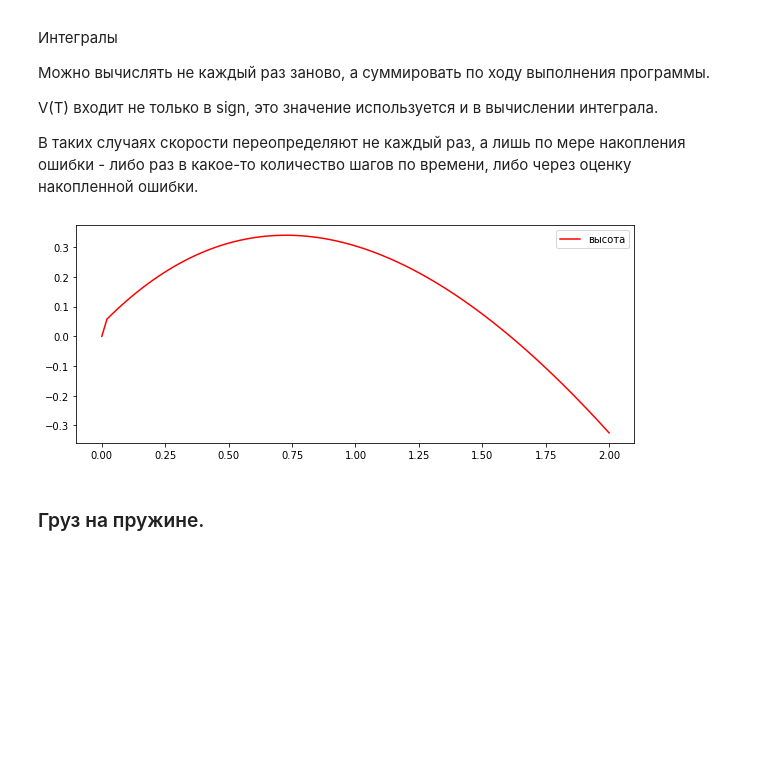
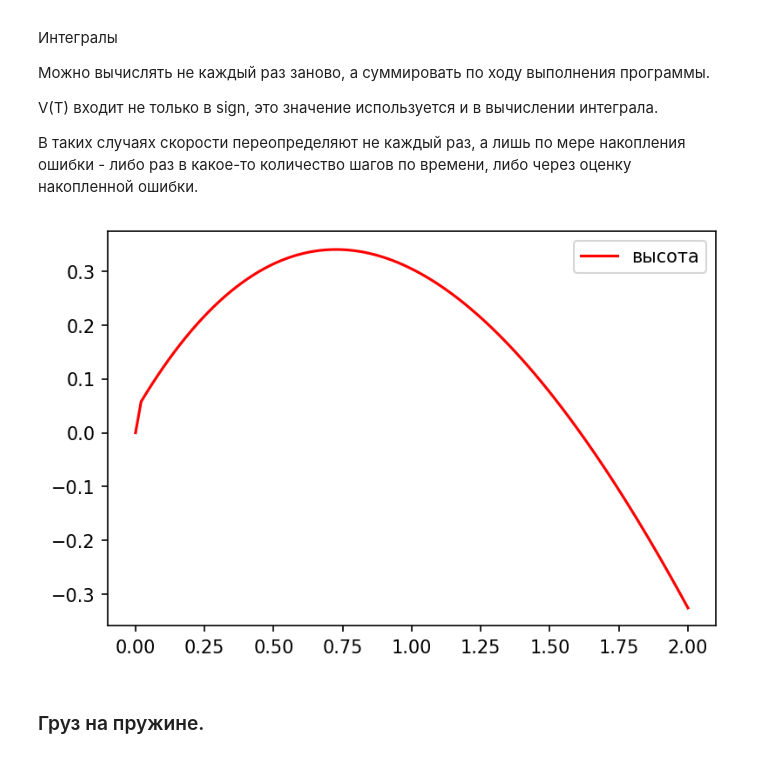
Before and after one commit to asenka239/compMath, a Jupyter notebook: Второй семестр/D1_Задача_Коши_для_ОДУ.ipynb, the cells around one changed output. Drawn from its saved outputs; the diff is of its cells as text; code cells hidden in the pictures; blank space fills up the shorter version.

```diff
--- a/Второй семестр/D1_Задача_Коши_для_ОДУ.ipynb
+++ b/Второй семестр/D1_Задача_Коши_для_ОДУ.ipynb
@@ -587,41 +587,41 @@ V(T) входит не только в sign, это значение испол
 ошибки - либо раз в какое-то количество шагов по времени, либо через оценку
 накопленной ошибки.
 # %%
-
 import numpy as np
 import matplotlib.pyplot as plt
 from mpl_toolkits.mplot3d import Axes3D
+plt.rcParams['figure.dpi'] = 150
 
-%matplotlib inline
+# %matplotlib inline
 
 def raschet(Vx0, Vy0 , A, N):
   gridt = np.linspace(0, 2, N)
   dT = gridt[1] - gridt[0]
   X, Y, Vx, Vy = np.zeros(N), np.zeros(N), np.zeros(N), np.zeros(N)
   Vx[0] , Vy[0] = Vx0 , Vy0 # 0.5,  (3**0.5)/2
   for i in range(N-1):
     T = gridt[i]
     X[i + 1] = (1/A)*( Vx[0] -  Vx[i]) + Vx[i]*dT
     Vx[i + 1] =   Vx[0] -  A*X[i + 1]
     Y[i + 1] = (1/A)*( Vy[0] -  Vy[i] - T) + (Vy[i] + 1/A)*dT
     Vy[i + 1] =   Vy[0] -  A*Y[i + 1] - T
-  plt.figure(figsize=(10, 4))
+  # plt.figure(figsize=(10, 4))
   #plt.scatter(sample, np.zeros(200) - 0.02, alpha=0.2, label='sample')  # label - описание в легенде
   plt.plot(gridt, Y , color='red', label='высота')  # color - цвет графика
   plt.legend()  # добавляет легенду
   plt.show()
 
 # При малых А считает плохо.
 # Можно при малых А учитывать закон сохранения иначе
 # Например, задав это условием в программе.
 # dX/dT = Vx;  dY/dt = Vy  - решать эти уравнения, а Vx, Vy по закону сохранения
 # можно исследовать другие варианты.
 # как устранить аномалию в начале графика? Например, писать уравнения, учитывающие
 # закон сохранения, не с первых моментов.
 
 raschet(0.5, (3**0.5)/2, 0.5, 100)
 # %% [output]
-[figure, old version]
+[figure, new version]
 # %% [markdown]
 ### Груз на пружине.
 # %% [markdown]
```
Also changed, not shown: parts of 13 cells of this notebook, 1 other file.
